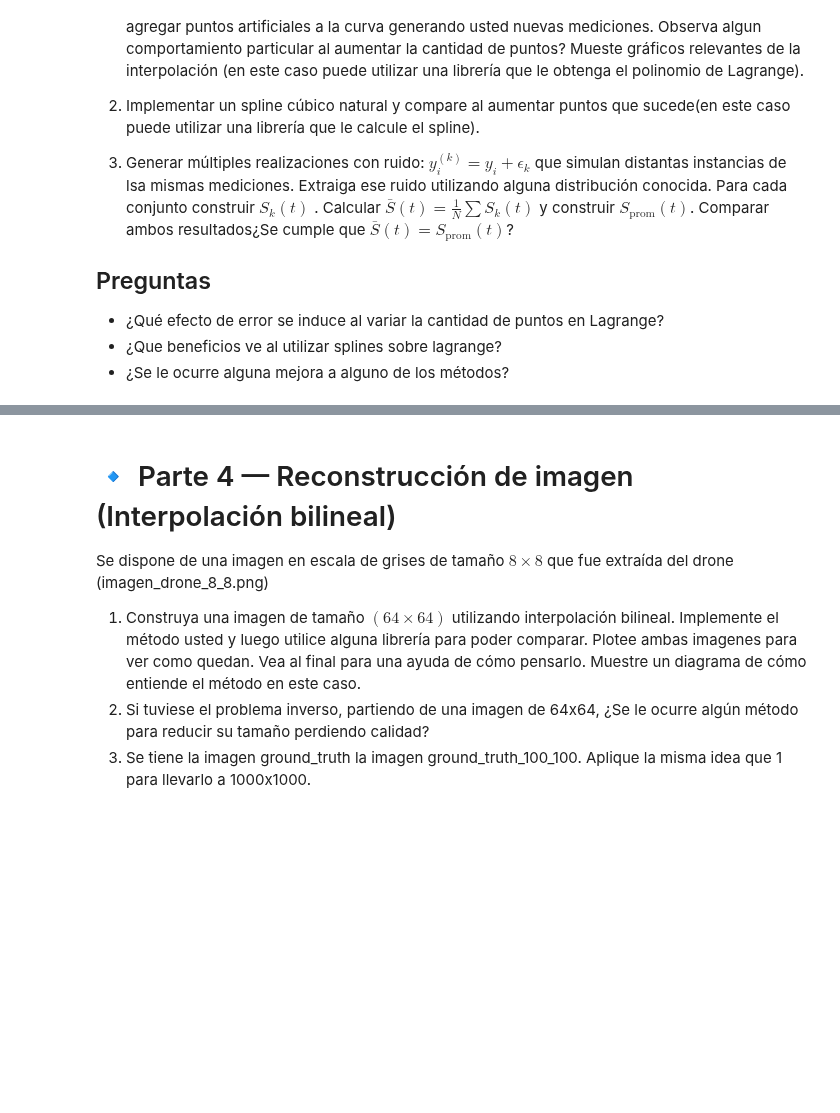
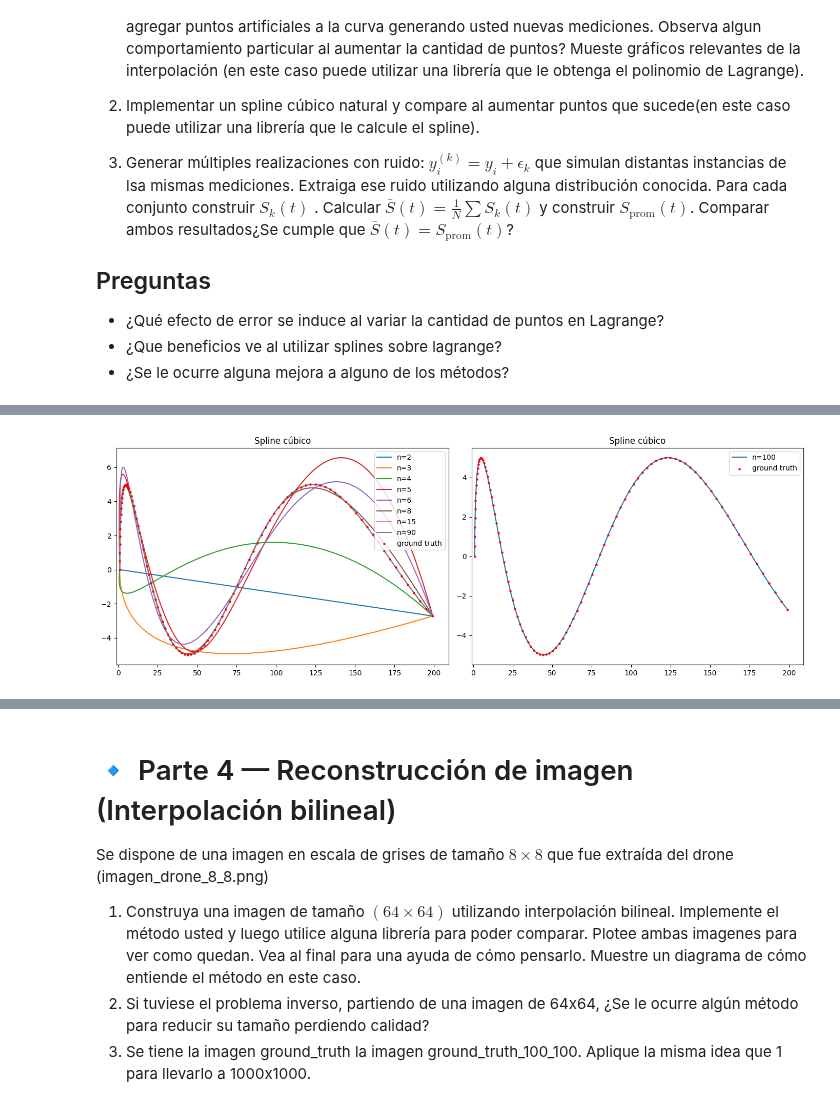
Before and after one commit to FedeMoroni/Tp-Metodos-1, a Jupyter notebook: TP1_metodos.ipynb, the cells around one changed output, grey strips where cells are left out. Drawn from its saved outputs; the diff is of its cells as text; code cells hidden in the pictures; blank space fills up the shorter version.

Commit message:
Splines

```diff
--- a/TP1_metodos.ipynb
+++ b/TP1_metodos.ipynb
@@ -742 +742,29 @@ si nos mandamos a graficar el polinomio de Lagrange de grado 100 por los 101 pun
 Lagrange en grados muy altos da mucho error: *más puntos **no siempre** significa más precisión*
+# %%
+from scipy.interpolate import CubicSpline
+
+def plot_spline(ax, ns):
+    for n in ns:
+        indices = np.linspace(0, len(t)-1, n, dtype=int)
+        t_sub, x_sub, y_sub = t[indices], x[indices], y[indices]
+
+        cs_x = CubicSpline(t_sub, x_sub)
+        cs_y = CubicSpline(t_sub, y_sub)
+
+        t_fine = np.linspace(t_sub.min(), t_sub.max(), 500)
+        ax.plot(cs_x(t_fine), cs_y(t_fine), label=f"n={n}")
+
+    ax.scatter(x, y, color="red", s=5, zorder=5, label="ground truth")
+    ax.set_xlim(xmin=-1)
+    ax.legend()
+    ax.set_title("Spline cúbico")
+
+fig, (ax1, ax2) = plt.subplots(1, 2, figsize=(14, 5))
+
+plot_spline(ax1, [2, 3, 4, 5, 6, 8, 15, 90]) # ahora tenemos más flexibilidad para elejir valores grandes de n.
+plot_spline(ax2, [100])
+
+plt.tight_layout()
+plt.show()
+# %% [output]
+[figure, added]
```
Also changed, not shown: parts of 3 cells of this notebook.
